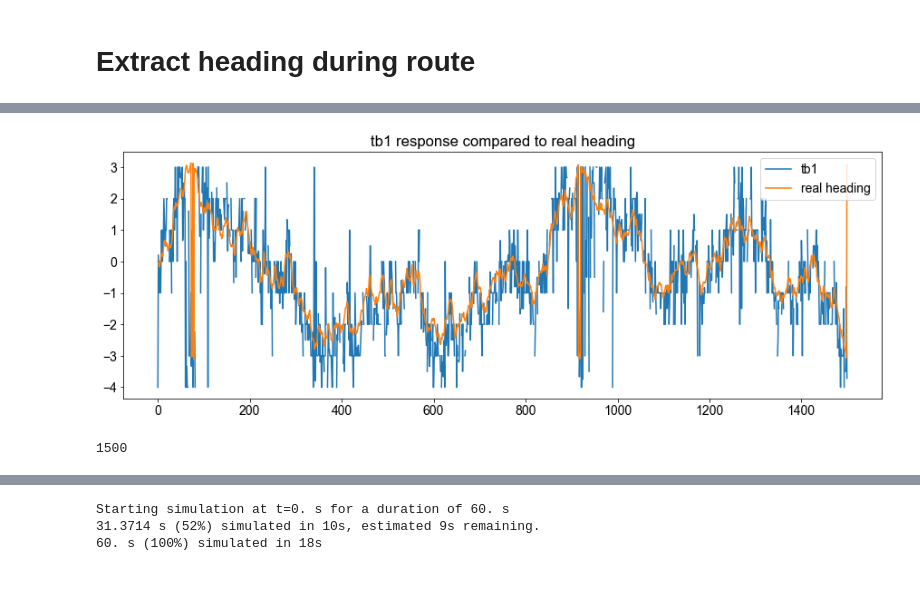
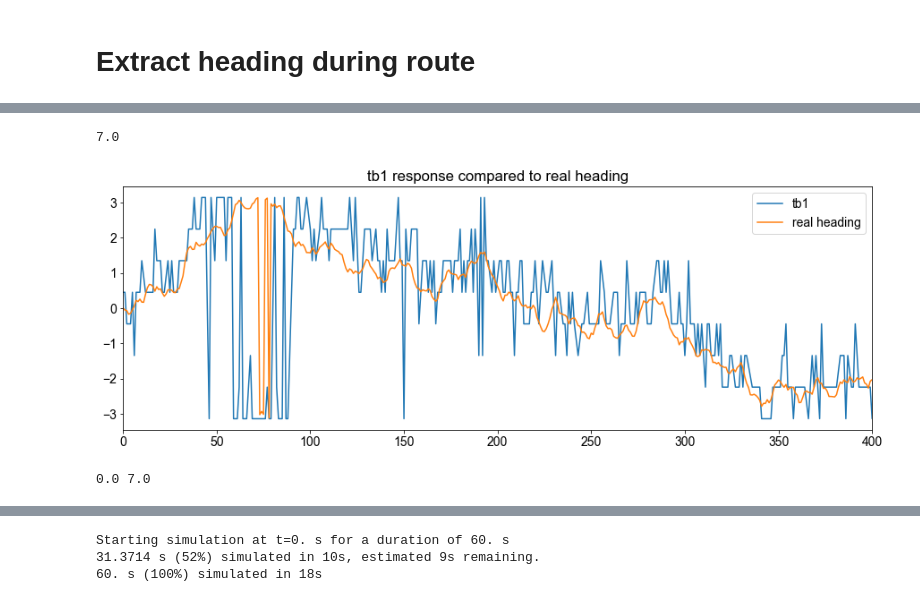
Before and after one commit to filippoferrari/CX_Path_Integration, a Jupyter notebook: notebooks/agent_control.ipynb, the cells around one changed output, grey strips where cells are left out. Saved outputs shown, nothing was run; the diff lists cells and outputs as text; code cells hidden in the pictures.

```diff
--- a/notebooks/agent_control.ipynb
+++ b/notebooks/agent_control.ipynb
@@ -159,0 +252,16 @@ Starting simulation at t=0. s for a duration of 30. s
+# %%
+def to_degrees(data):
+    print(data.max())
+    new_value = (data - 0) / (data.max() - 0) * (np.pi - (-np.pi)) - np.pi
+    return new_value
+
+def fill_nans(data):
+    nans, x= np.isnan(data), lambda z: z.nonzero()[0]
+    data[nans]= np.interp(x(nans), x(~nans), data[~nans])
+    return data
+
+heads = fill_nans(to_degrees(heading_angles))
+plt.plot(heads)
+plt.plot(h)
+plt.xlim([0,400])
+plt.show()
@@ -160,18 +271,15 @@ Starting simulation at t=0. s for a duration of 30. s
 # %%
-def to_degrees(data):
-    new_value = (data - 0) / (N_TB1 - 0) * (np.pi - (-np.pi))
-    return new_value
-
-
 plt.figure(figsize=(15,5))
-plt.plot(np.array(heading_angles)-4, label='tb1')
+#plt.plot(heading_angles, label='tb1')
+plt.plot(fill_nans(to_degrees(heading_angles)), label='tb1')
 plt.plot(h, label='real heading')
-#plt.xlim([0,400])
+plt.xlim([0,400])
 plt.title('tb1 response compared to real heading')
 plt.legend()
 plt.show()
 
-print(len(heading_angles))
+print(heading_angles.min(), heading_angles.max())
 # %% [output]
+7.0
-[figure, old version]
+[figure, new version]
-1500
+0.0 7.0
```
Also changed, not shown: parts of 23 cells of this notebook, 1 other file.
